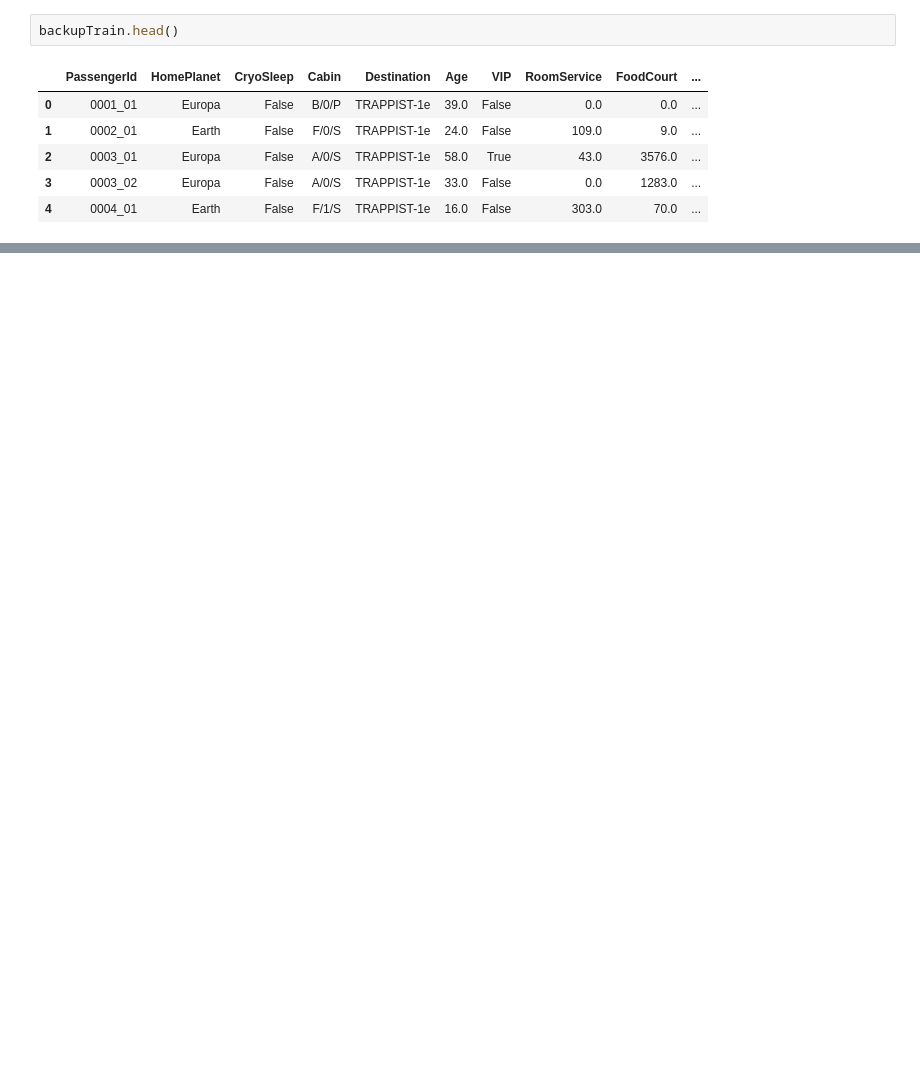
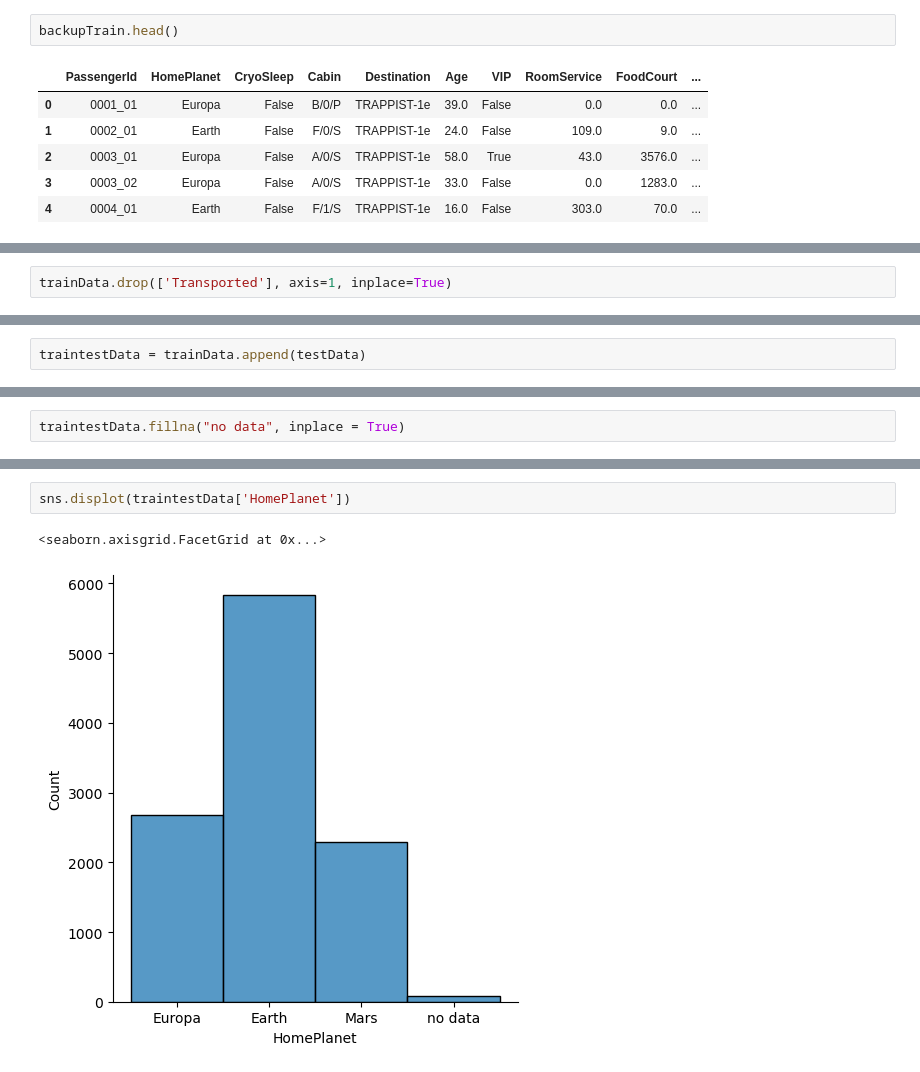
Before and after one commit to KPMallaney/TensorFlow, a Jupyter notebook: SpaceTitanic.ipynb, the cells around one changed output, grey strips where cells are left out. Drawn from its saved outputs; the diff is of its cells as text; blank space fills up the shorter version.

```diff
--- a/SpaceTitanic.ipynb
+++ b/SpaceTitanic.ipynb
@@ -176,0 +203,2 @@ sns.countplot(x="VIP", hue="Transported", data=backupTrain)
+# %%
+trainData.drop(['Transported'], axis=1, inplace=True)
@@ -176,0 +214,2 @@ sns.countplot(x="VIP", hue="Transported", data=backupTrain)
+# %%
+traintestData = trainData.append(testData)
@@ -176,0 +265,2 @@ sns.countplot(x="VIP", hue="Transported", data=backupTrain)
+# %%
+traintestData.fillna("no data", inplace = True)
@@ -176,0 +284,5 @@ sns.countplot(x="VIP", hue="Transported", data=backupTrain)
+# %%
+sns.displot(traintestData['HomePlanet'])
+# %% [output]
+<seaborn.axisgrid.FacetGrid at 0x...>
+[figure, added]
```
Also changed, not shown: parts of 16 cells of this notebook.
